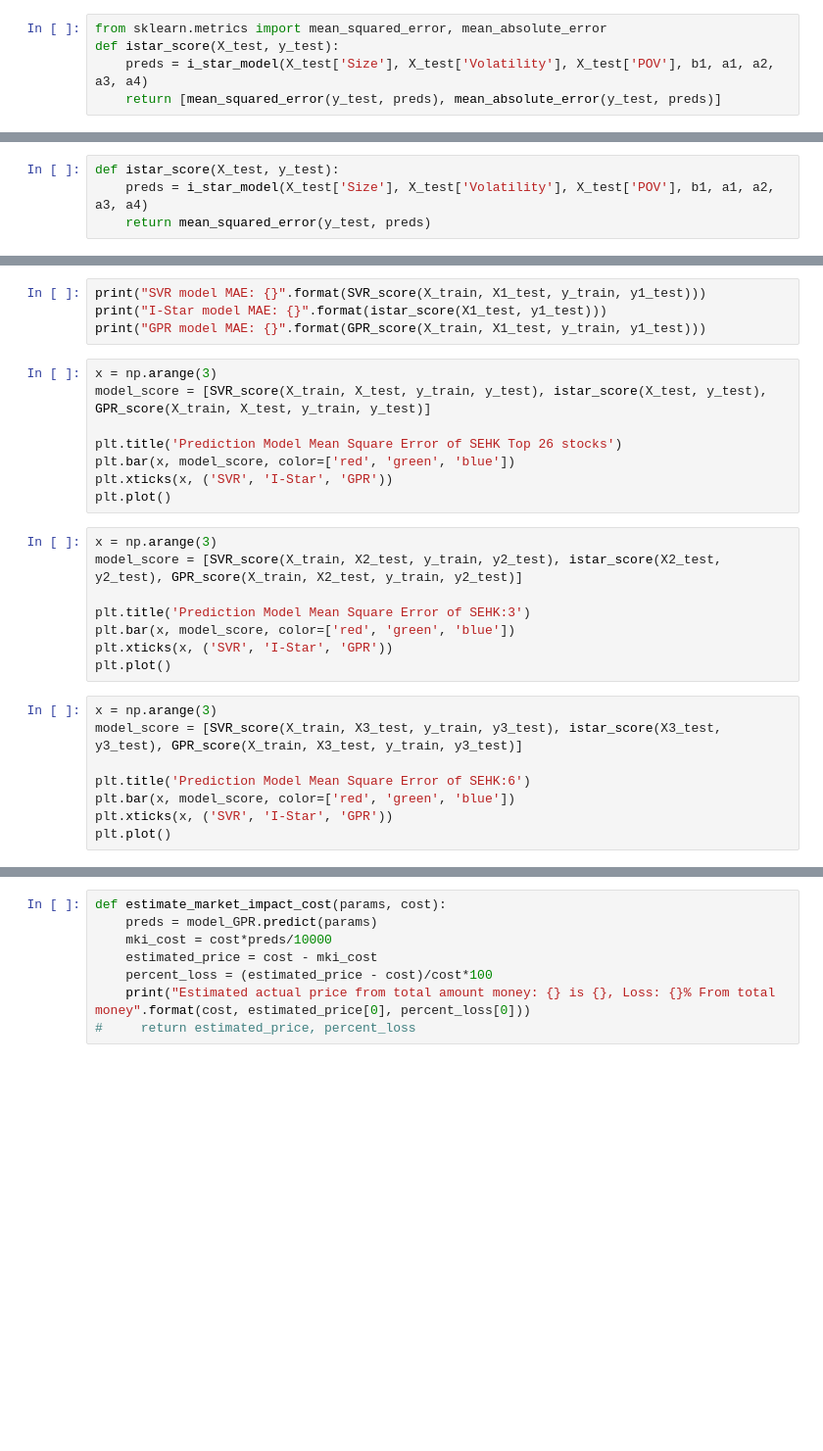
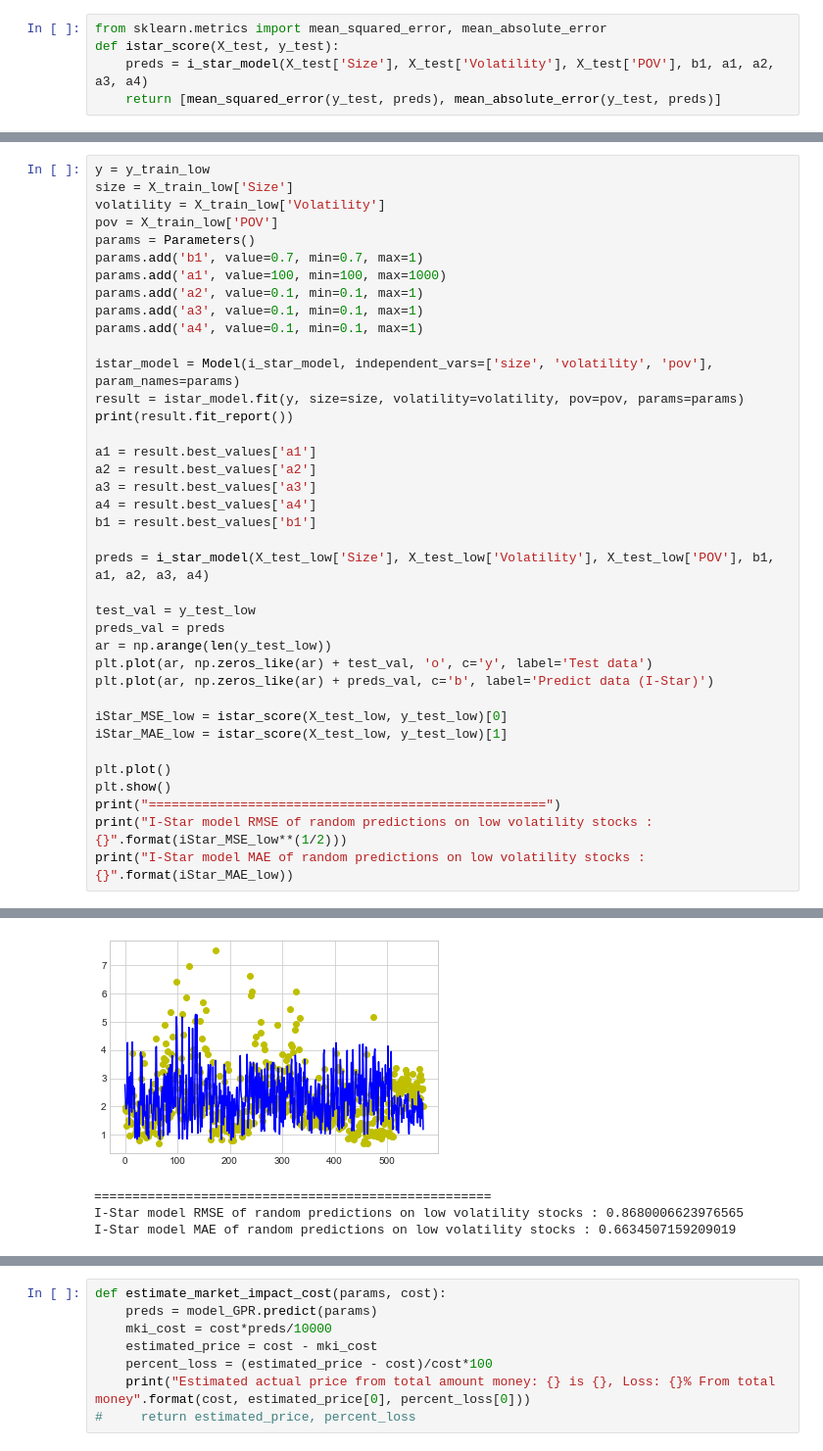
Before and after one commit to peemcwp/market_impact_prediction, a Jupyter notebook: Senior_Project_Modeling.ipynb, the cells around one changed output, grey strips where cells are left out. Shown at 98% size. Saved outputs shown, nothing was run; the diff lists cells and outputs as text; blank space fills up the shorter version.

```diff
--- a/Senior_Project_Modeling.ipynb
+++ b/Senior_Project_Modeling.ipynb
@@ -1174,4 +573,0 @@ preds = i_star_model(X_test['Size'], X_test['Volatility'], X_test['POV'], b1, a1
-# %%
-def istar_score(X_test, y_test):
-    preds = i_star_model(X_test['Size'], X_test['Volatility'], X_test['POV'], b1, a1, a2, a3, a4)
-    return mean_squared_error(y_test, preds)
@@ -1455,28 +574,39 @@ plt.plot()
-# %%
-print("SVR model MAE: {}".format(SVR_score(X_train, X1_test, y_train, y1_test)))
-print("I-Star model MAE: {}".format(istar_score(X1_test, y1_test)))
-print("GPR model MAE: {}".format(GPR_score(X_train, X1_test, y_train, y1_test)))
-# %%
-x = np.arange(3)
-model_score = [SVR_score(X_train, X_test, y_train, y_test), istar_score(X_test, y_test), GPR_score(X_train, X_test, y_train, y_test)]
-
-plt.title('Prediction Model Mean Square Error of SEHK Top 26 stocks')
-plt.bar(x, model_score, color=['red', 'green', 'blue'])
-plt.xticks(x, ('SVR', 'I-Star', 'GPR'))
-plt.plot()
-# %%
-x = np.arange(3)
-model_score = [SVR_score(X_train, X2_test, y_train, y2_test), istar_score(X2_test, y2_test), GPR_score(X_train, X2_test, y_train, y2_test)]
-
-plt.title('Prediction Model Mean Square Error of SEHK:3')
-plt.bar(x, model_score, color=['red', 'green', 'blue'])
-plt.xticks(x, ('SVR', 'I-Star', 'GPR'))
-plt.plot()
-# %%
-x = np.arange(3)
-model_score = [SVR_score(X_train, X3_test, y_train, y3_test), istar_score(X3_test, y3_test), GPR_score(X_train, X3_test, y_train, y3_test)]
-
-plt.title('Prediction Model Mean Square Error of SEHK:6')
-plt.bar(x, model_score, color=['red', 'green', 'blue'])
-plt.xticks(x, ('SVR', 'I-Star', 'GPR'))
-plt.plot()
+# %%
+y = y_train_low
+size = X_train_low['Size']
+volatility = X_train_low['Volatility']
+pov = X_train_low['POV']
+params = Parameters()
+params.add('b1', value=0.7, min=0.7, max=1)
+params.add('a1', value=100, min=100, max=1000)
+params.add('a2', value=0.1, min=0.1, max=1)
+params.add('a3', value=0.1, min=0.1, max=1)
+params.add('a4', value=0.1, min=0.1, max=1)
+
+istar_model = Model(i_star_model, independent_vars=['size', 'volatility', 'pov'], param_names=params)
+result = istar_model.fit(y, size=size, volatility=volatility, pov=pov, params=params)
+print(result.fit_report())
+
+a1 = result.best_values['a1']
+a2 = result.best_values['a2']
+a3 = result.best_values['a3']
+a4 = result.best_values['a4']
+b1 = result.best_values['b1']
+
+preds = i_star_model(X_test_low['Size'], X_test_low['Volatility'], X_test_low['POV'], b1, a1, a2, a3, a4)
+
+test_val = y_test_low
+preds_val = preds
+ar = np.arange(len(y_test_low))
+plt.plot(ar, np.zeros_like(ar) + test_val, 'o', c='y', label='Test data')
+plt.plot(ar, np.zeros_like(ar) + preds_val, c='b', label='Predict data (I-Star)')
+
+iStar_MSE_low = istar_score(X_test_low, y_test_low)[0]
+iStar_MAE_low = istar_score(X_test_low, y_test_low)[1]
+
+plt.plot()
+plt.show()
+print("====================================================")
+print("I-Star model RMSE of random predictions on low volatility stocks : {}".format(iStar_MSE_low**(1/2)))
+print("I-Star model MAE of random predictions on low volatility stocks : {}".format(iStar_MAE_low))
+# %% [output]
@@ -1482,0 +630,4 @@ plt.plot()
+[figure, added]
+====================================================
+I-Star model RMSE of random predictions on low volatility stocks : 0.8680006623976565
+I-Star model MAE of random predictions on low volatility stocks : 0.6634507159209019
```
Also changed, not shown: parts of 83 cells of this notebook, 20 other files.
